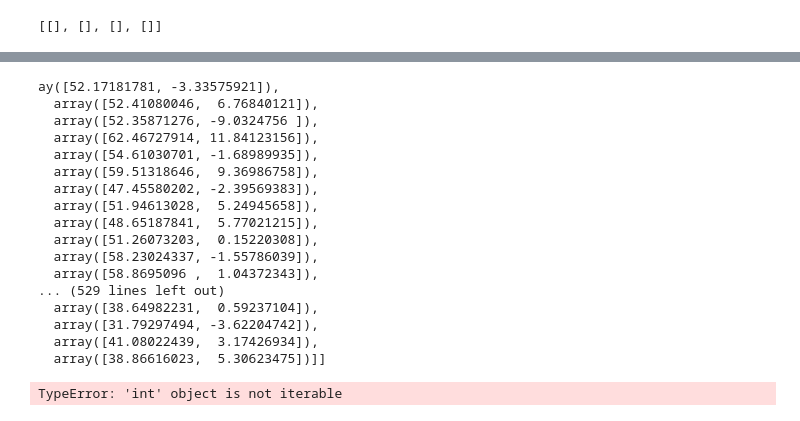
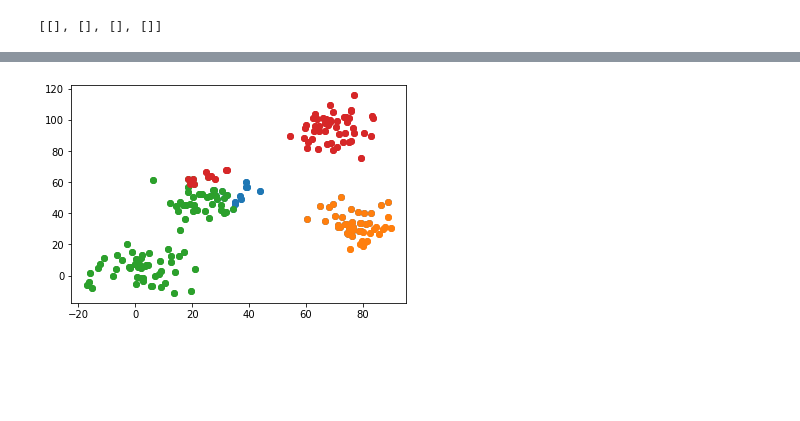
Before and after one commit to Linzh7/Machine-Learning-From-Scratch, a Jupyter notebook: Code/3.2-K_means.ipynb, the cells around one changed output, grey strips where cells are left out. Cells and saved outputs as stored; diff of their text form; code cells hidden in the pictures; blank space fills up the shorter version.

```diff
--- a/Code/3.2-K_means.ipynb
+++ b/Code/3.2-K_means.ipynb
@@ -67,5 +85,5 @@ group
 # %%
-for index in range(1):
+for index in range(data_X.shape[0]):
     minDistance = 99999999999
     minIndex = -1
     for i in range(4):
@@ -73,29 +91,14 @@ for index in range(1):
         if currentDistance < minDistance:
             minDistance = currentDistance
             minIndex = i
-    group[minIndex].append(dotMap[index])
-group
+    group[minIndex].append(index)
+group=np.array(group)
-# %% [output]
-ay([52.17181781, -3.33575921]),
-  array([52.41080046,  6.76840121]),
-  array([52.35871276, -9.0324756 ]),
-  array([62.46727914, 11.84123156]),
-  array([54.61030701, -1.68989935]),
-  array([59.51318646,  9.36986758]),
-  array([47.45580202, -2.39569383]),
-  array([51.94613028,  5.24945658]),
-  array([48.65187841,  5.77021215]),
-  array([51.26073203,  0.15220308]),
-  array([58.23024337, -1.55786039]),
-  array([58.8695096 ,  1.04372343]),
-... (529 lines left out)
-  array([38.64982231,  0.59237104]),
-  array([31.79297494, -3.62204742]),
-  array([41.08022439,  3.17426934]),
-  array([38.86616023,  5.30623475])]]
-# %%
-
-b=Distance.Euclidean(center[1], dotMap[2])
-b
-# %% [output]
-TypeError: 'int' object is not iterable
+# %%
+fig = plt.figure()
+img = fig.add_subplot(111)
+cm = plt.cm.get_cmap('RdYlBu')
+for i in range(k):
+    img.scatter(data_X[group[i]], data_Y[group[i]], cmap=cm)
+plt.show()
+# %% [output]
+[figure, added]
```
Also changed, not shown: parts of 7 cells of this notebook.
